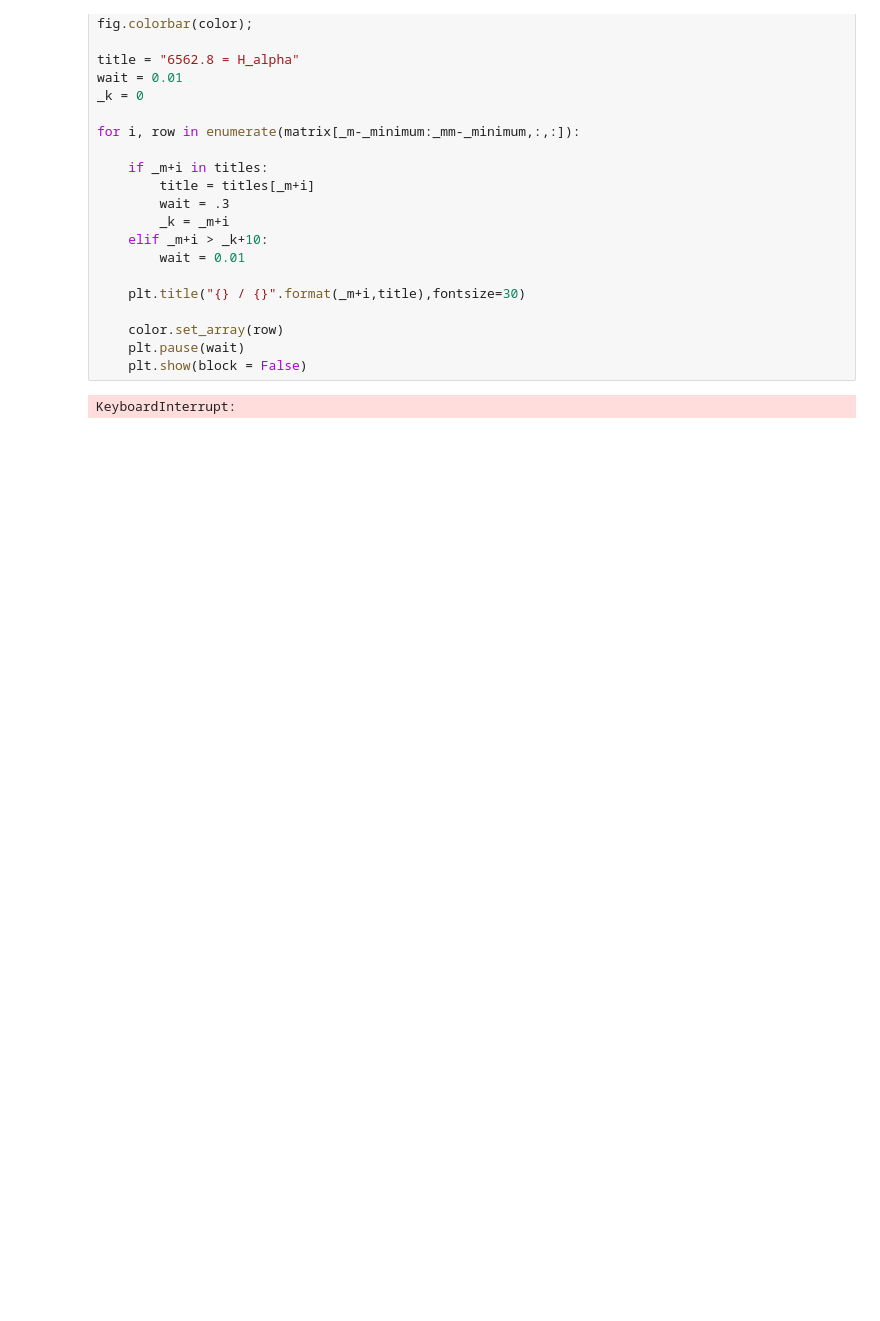
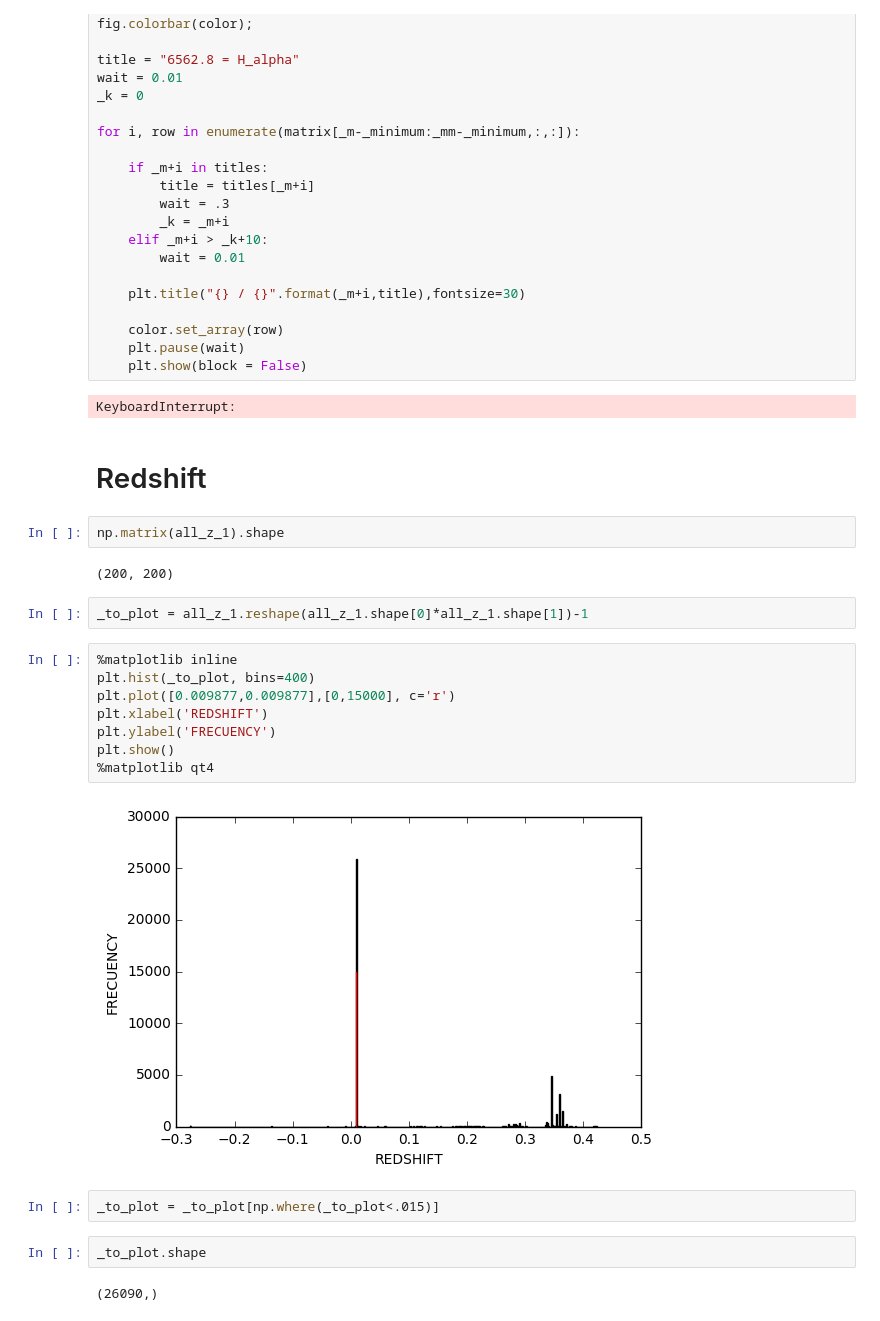
Before and after one commit to abhishekmalali/hcds, a Jupyter notebook: Creating a new matrix.ipynb, the cells around one changed output. Drawn from its saved outputs; the diff is of its cells as text; blank space fills up the shorter version.

```diff
--- a/Creating a new matrix.ipynb
+++ b/Creating a new matrix.ipynb
@@ -286,3 +287,27 @@ for i, row in enumerate(matrix[_m-_minimum:_mm-_minimum,:,:]):
     plt.show(block = False)
 # %% [output]
 KeyboardInterrupt:
+# %% [markdown]
+# Redshift
+# %%
+np.matrix(all_z_1).shape
+# %% [output]
+(200, 200)
+# %%
+_to_plot = all_z_1.reshape(all_z_1.shape[0]*all_z_1.shape[1])-1
+# %%
+%matplotlib inline
+plt.hist(_to_plot, bins=400)
+plt.plot([0.009877,0.009877],[0,15000], c='r')
+plt.xlabel('REDSHIFT')
+plt.ylabel('FRECUENCY')
+plt.show()
+%matplotlib qt4
+# %% [output]
+[figure, added]
+# %%
+_to_plot = _to_plot[np.where(_to_plot<.015)]
+# %%
+_to_plot.shape
+# %% [output]
+(26090,)
```
Also changed, not shown: parts of 15 cells of this notebook.
